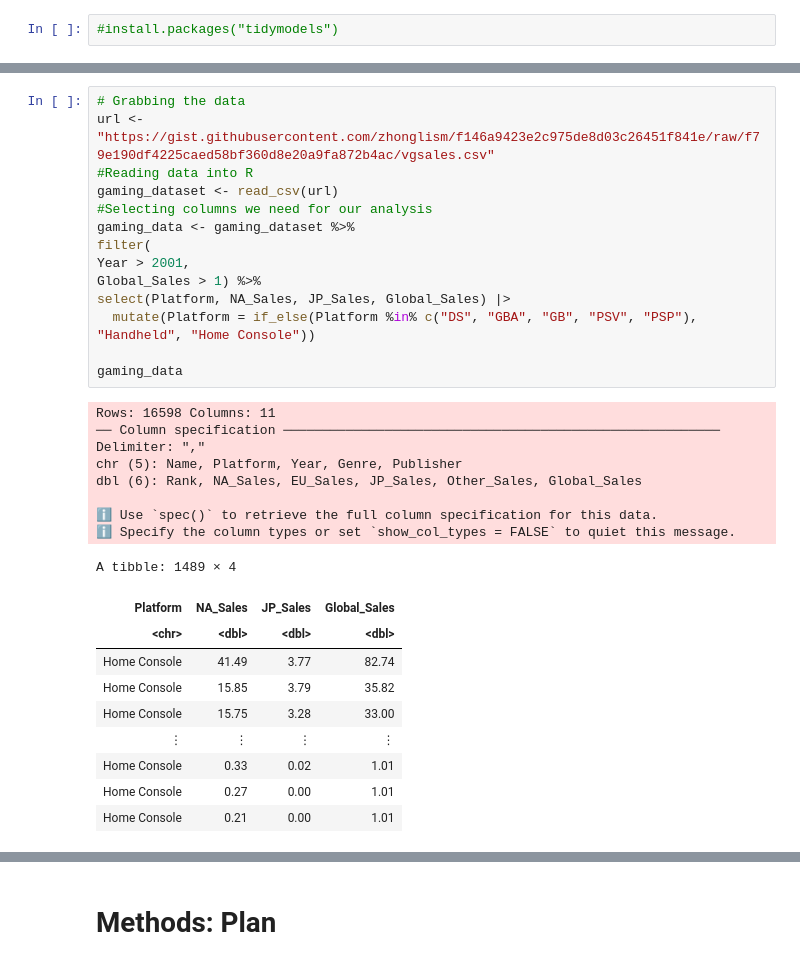
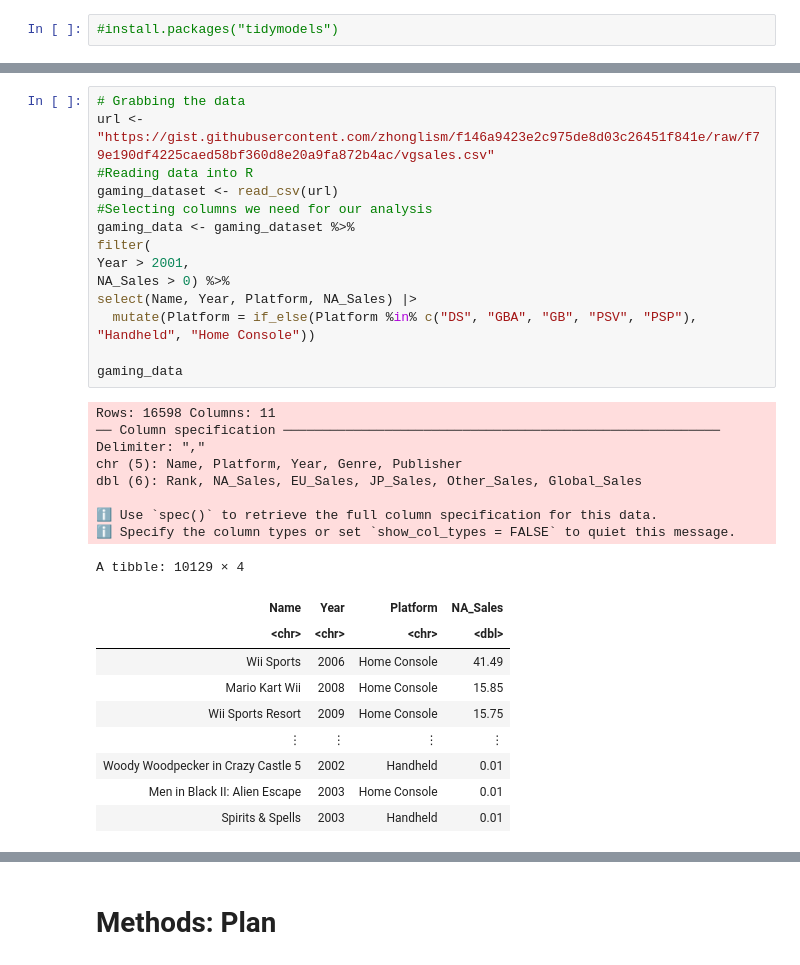
Before and after one commit to xonew/Stat-200-21-Project, a Jupyter notebook: proposal.ipynb, the cells around one changed output, grey strips where cells are left out. Cells and saved outputs as stored; diff of their text form.

```diff
--- a/proposal.ipynb
+++ b/proposal.ipynb
@@ -34,33 +16,33 @@ options(repr.matrix.max.rows = 6)
 # %%
 # Grabbing the data
 url <- "https://gist.githubusercontent.com/zhonglism/f146a9423e2c975de8d03c26451f841e/raw/f79e190df4225caed58bf360d8e20a9fa872b4ac/vgsales.csv"
 #Reading data into R
 gaming_dataset <- read_csv(url)
 #Selecting columns we need for our analysis
 gaming_data <- gaming_dataset %>%
 filter(
 Year > 2001,
-Global_Sales > 1) %>%
-select(Platform, NA_Sales, JP_Sales, Global_Sales) |>
+NA_Sales > 0) %>%
+select(Name, Year, Platform, NA_Sales) |>
   mutate(Platform = if_else(Platform %in% c("DS", "GBA", "GB", "PSV", "PSP"), "Handheld", "Home Console"))
 
 gaming_data
 # %% [output]
 Rows: 16598 Columns: 11
 ── Column specification ────────────────────────────────────────────────────────
 Delimiter: ","
 chr (5): Name, Platform, Year, Genre, Publisher
 dbl (6): Rank, NA_Sales, EU_Sales, JP_Sales, Other_Sales, Global_Sales
 
 ℹ Use `spec()` to retrieve the full column specification for this data.
 ℹ Specify the column types or set `show_col_types = FALSE` to quiet this message.
-A tibble: 1489 × 4
+A tibble: 10129 × 4
-| Platform | NA_Sales | JP_Sales | Global_Sales |
-| <chr> | <dbl> | <dbl> | <dbl> |
-| Home Console | 41.49 | 3.77 | 82.74 |
-| Home Console | 15.85 | 3.79 | 35.82 |
-| Home Console | 15.75 | 3.28 | 33.00 |
+| Name | Year | Platform | NA_Sales |
+| <chr> | <chr> | <chr> | <dbl> |
+| Wii Sports | 2006 | Home Console | 41.49 |
+| Mario Kart Wii | 2008 | Home Console | 15.85 |
+| Wii Sports Resort | 2009 | Home Console | 15.75 |
 | ⋮ | ⋮ | ⋮ | ⋮ |
-| Home Console | 0.33 | 0.02 | 1.01 |
-| Home Console | 0.27 | 0.00 | 1.01 |
-| Home Console | 0.21 | 0.00 | 1.01 |
+| Woody Woodpecker in Crazy Castle 5 | 2002 | Handheld | 0.01 |
+| Men in Black II: Alien Escape | 2003 | Home Console | 0.01 |
+| Spirits & Spells | 2003 | Handheld | 0.01 |
```
Also changed, not shown: parts of 10 cells of this notebook.
